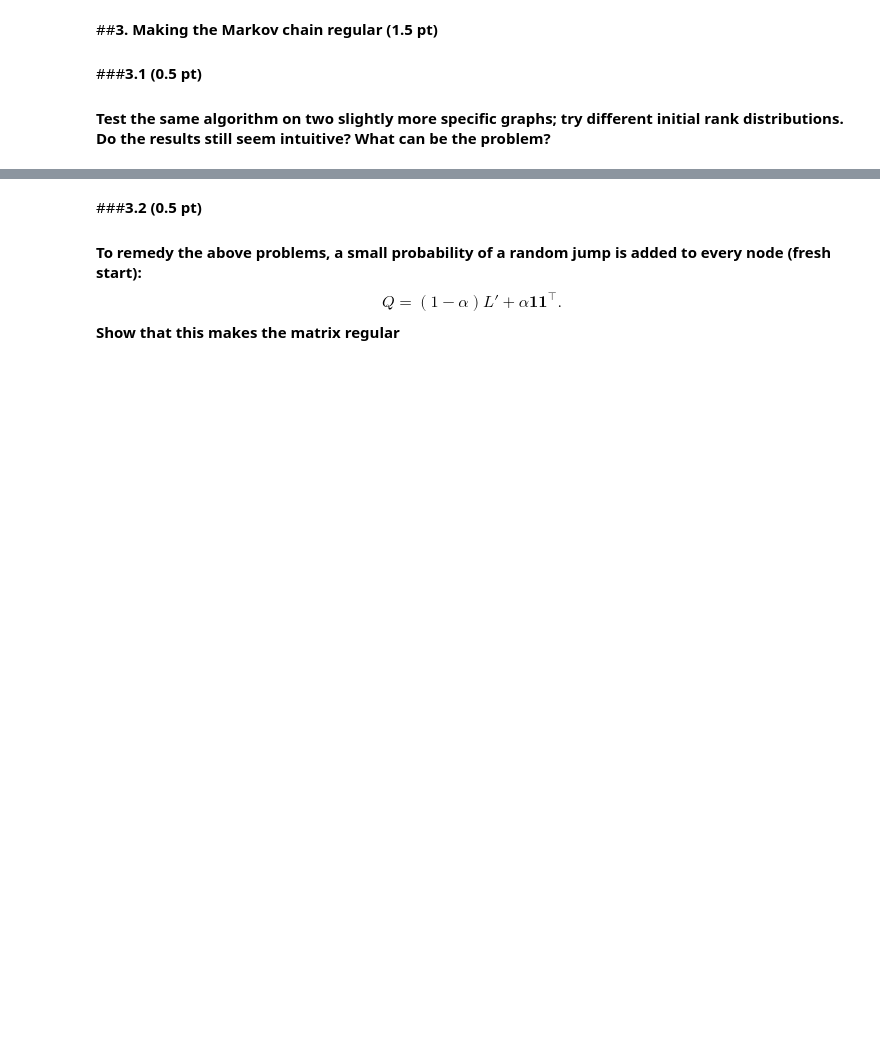
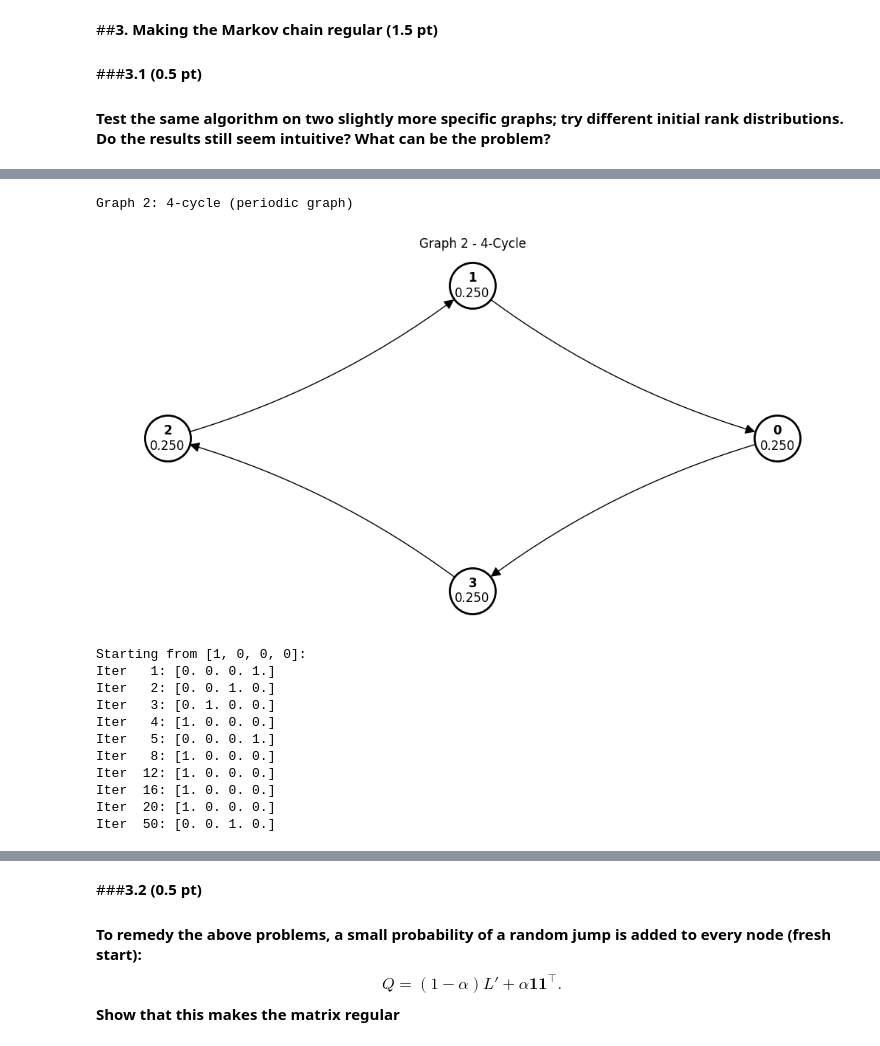
Before and after one commit to nuinashco/LinearAlgebra-UCU, a Jupyter notebook: hw2/task2-page_rank.ipynb, the cells around one changed output, grey strips where cells are left out. Saved outputs shown, nothing was run; the diff lists cells and outputs as text; code cells hidden in the pictures; blank space fills up the shorter version.

```diff
--- a/hw2/task2-page_rank.ipynb
+++ b/hw2/task2-page_rank.ipynb
@@ -155,0 +252,34 @@ plot_graph(G, ranks)
+# %%
+# Graph 2: Pure cycle (periodic)
+G2 = np.array([[0, 1, 0, 0],
+              [0, 0, 1, 0],
+              [0, 0, 0, 1],
+              [1, 0, 0, 0]])
+
+print("\nGraph 2: 4-cycle (periodic graph)")
+
+ranks = np.ones(G2.shape[0])/G2.shape[0]
+plot_graph(G2, ranks)
+plt.title("Graph 2 - 4-Cycle")
+plt.show()
+
+# Watch the oscillation
+print("\nStarting from [1, 0, 0, 0]:")
+ranks_init = np.array([1.0, 0.0, 0.0, 0.0])
+for n_iter in [1, 2, 3, 4, 5, 8, 12, 16, 20, 50]:
+    r = PageRank_2(G2, num_steps=n_iter, ranks=ranks_init.copy())
+    print(f"Iter {n_iter:3d}: {r}")
+# %% [output]
+Graph 2: 4-cycle (periodic graph)
+[figure, added]
+Starting from [1, 0, 0, 0]:
+Iter   1: [0. 0. 0. 1.]
+Iter   2: [0. 0. 1. 0.]
+Iter   3: [0. 1. 0. 0.]
+Iter   4: [1. 0. 0. 0.]
+Iter   5: [0. 0. 0. 1.]
+Iter   8: [1. 0. 0. 0.]
+Iter  12: [1. 0. 0. 0.]
+Iter  16: [1. 0. 0. 0.]
+Iter  20: [1. 0. 0. 0.]
+Iter  50: [0. 0. 1. 0.]
```
Also changed, not shown: parts of 29 cells of this notebook, 1 other file.
